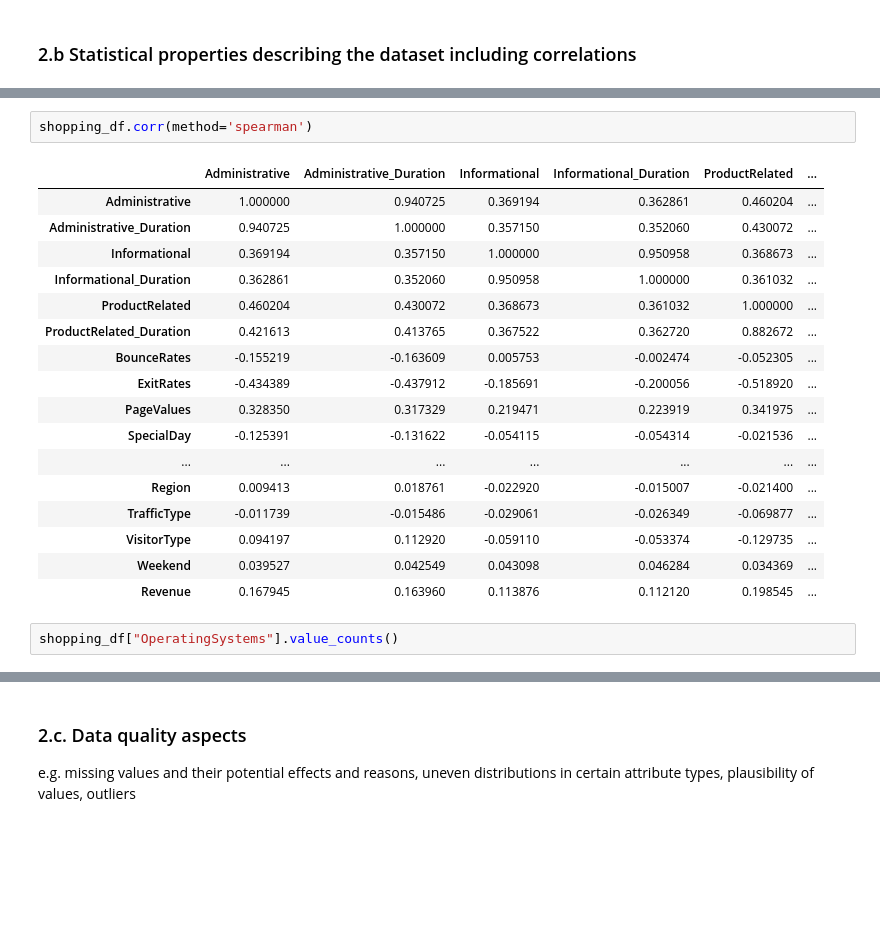
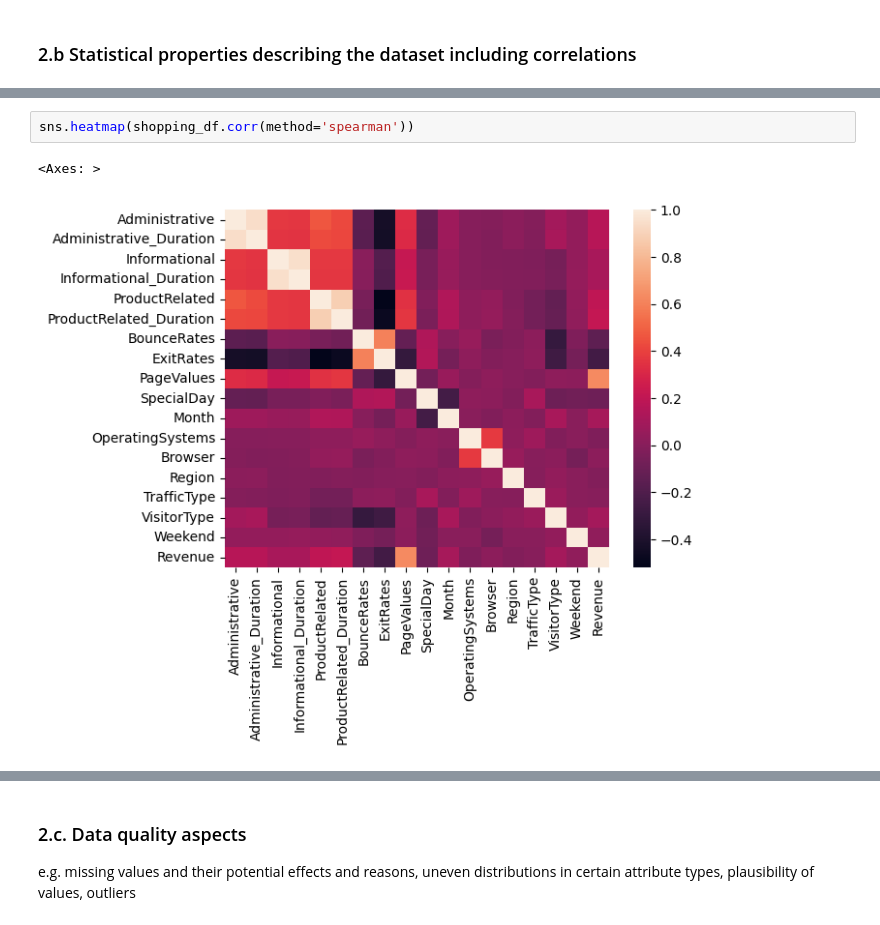
Before and after one commit to mzitad/shoppers_intention, a Jupyter notebook: Shoppers_intention.ipynb, the cells around one changed output, grey strips where cells are left out. Cells and saved outputs as stored; diff of their text form; blank space fills up the shorter version.

```diff
--- a/Shoppers_intention.ipynb
+++ b/Shoppers_intention.ipynb
@@ -864,22 +869,5 @@ shopping_df.corr(method='pearson')
 # %%
-shopping_df.corr(method='spearman')
+sns.heatmap(shopping_df.corr(method='spearman'))
 # %% [output]
-|  | Administrative | Administrative_Duration | Informational | Informational_Duration | ProductRelated | ... |
-| Administrative | 1.000000 | 0.940725 | 0.369194 | 0.362861 | 0.460204 | ... |
-| Administrative_Duration | 0.940725 | 1.000000 | 0.357150 | 0.352060 | 0.430072 | ... |
-| Informational | 0.369194 | 0.357150 | 1.000000 | 0.950958 | 0.368673 | ... |
-| Informational_Duration | 0.362861 | 0.352060 | 0.950958 | 1.000000 | 0.361032 | ... |
-| ProductRelated | 0.460204 | 0.430072 | 0.368673 | 0.361032 | 1.000000 | ... |
-| ProductRelated_Duration | 0.421613 | 0.413765 | 0.367522 | 0.362720 | 0.882672 | ... |
-| BounceRates | -0.155219 | -0.163609 | 0.005753 | -0.002474 | -0.052305 | ... |
-| ExitRates | -0.434389 | -0.437912 | -0.185691 | -0.200056 | -0.518920 | ... |
-| PageValues | 0.328350 | 0.317329 | 0.219471 | 0.223919 | 0.341975 | ... |
-| SpecialDay | -0.125391 | -0.131622 | -0.054115 | -0.054314 | -0.021536 | ... |
-| ... | ... | ... | ... | ... | ... | ... |
-| Region | 0.009413 | 0.018761 | -0.022920 | -0.015007 | -0.021400 | ... |
-| TrafficType | -0.011739 | -0.015486 | -0.029061 | -0.026349 | -0.069877 | ... |
-| VisitorType | 0.094197 | 0.112920 | -0.059110 | -0.053374 | -0.129735 | ... |
-| Weekend | 0.039527 | 0.042549 | 0.043098 | 0.046284 | 0.034369 | ... |
-| Revenue | 0.167945 | 0.163960 | 0.113876 | 0.112120 | 0.198545 | ... |
+<Axes: >
+[figure, added]
-# %%
-shopping_df["OperatingSystems"].value_counts()
```
Also changed, not shown: parts of 9 cells of this notebook, 2 other files.
